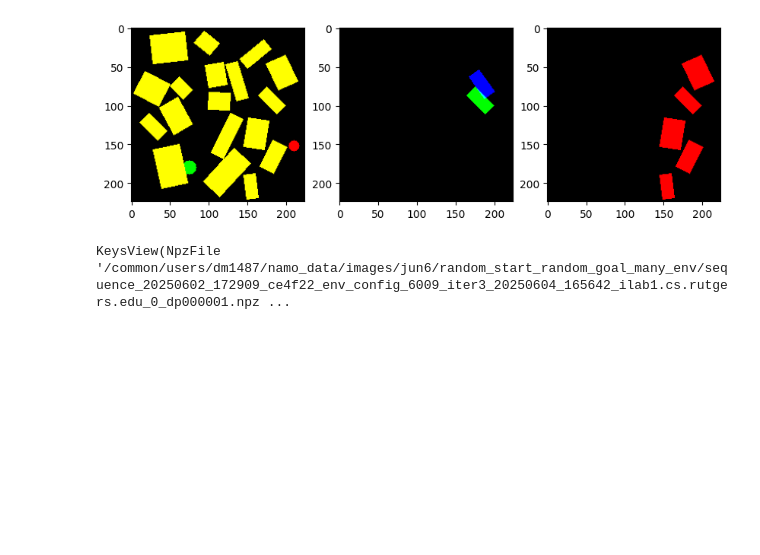
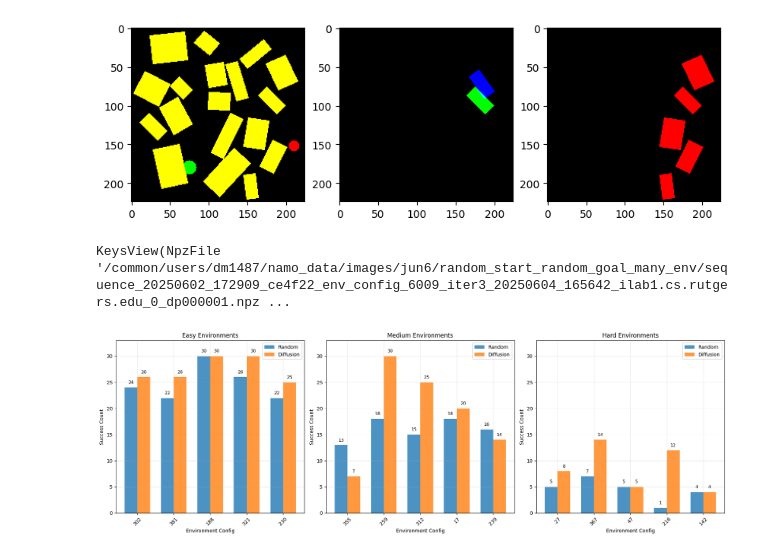
Before and after one commit to dhruvmetha/sage_learning, a Jupyter notebook: notebooks/data.ipynb, the cells around one changed output. Cells and saved outputs as stored; diff of their text form; code cells hidden in the pictures; blank space fills up the shorter version.

```diff
--- a/notebooks/data.ipynb
+++ b/notebooks/data.ipynb
@@ -196,0 +391,65 @@ KeysView(NpzFile '/common/users/dm1487/namo_data/images/jun6/random_start_random
+# %%
+import matplotlib.pyplot as plt
+import numpy as np
+
+# Data from your notebook
+# First set of results
+result1_easy = [('env_config_302', 24), ('env_config_381', 22), ('env_config_188', 30), ('env_config_321', 26), ('env_config_230', 22)]
+result2_easy = [('env_config_302', 26), ('env_config_381', 26), ('env_config_188', 30), ('env_config_321', 30), ('env_config_230', 25)]
+
+# Second set of results
+result2_medium = [('env_config_355', 7), ('env_config_259', 30), ('env_config_312', 25), ('env_config_17', 20), ('env_config_239', 14)]
+result1_medium = [('env_config_355', 13), ('env_config_259', 18), ('env_config_312', 15), ('env_config_17', 18), ('env_config_239', 16)]
+
+
+result1_hard = [('env_config_27', 5), ('env_config_367', 7), ('env_config_47', 5), ('env_config_216', 1), ('env_config_142', 4)]
+result2_hard = [('env_config_27', 8), ('env_config_367', 14), ('env_config_47', 5), ('env_config_216', 12), ('env_config_142', 4)]
+# Combine all data
+all_data = {
+    'Easy': (result1_easy, result2_easy),
+    'Medium': (result1_medium, result2_medium),
+    'Hard': (result1_hard, result2_hard)
+}
+
+# Create subplots for each difficulty level
+fig, axes = plt.subplots(1, 3, figsize=(18, 6))
+
+for idx, (difficulty, (data1, data2)) in enumerate(all_data.items()):
+    # Extract environment names and values
+    env_names = [name.replace('env_config_', '') for name, _ in data1]
+    values1 = [val for _, val in data1]
+    values2 = [val for _, val in data2]
+
+    # Set up bar positions
+    x = np.arange(len(env_names))
+    width = 0.35
+
+    # Create bars
+    bars1 = axes[idx].bar(x - width/2, values1, width, label='Random', alpha=0.8)
+    bars2 = axes[idx].bar(x + width/2, values2, width, label='Diffusion', alpha=0.8)
+
+    # Customize the plot
+    axes[idx].set_xlabel('Environment Config')
+    axes[idx].set_ylabel('Success Count')
+    axes[idx].set_title(f'{difficulty} Environments')
+    axes[idx].set_xticks(x)
+    axes[idx].set_xticklabels(env_names, rotation=45)
+    axes[idx].legend()
+    axes[idx].set_ylim(0, 33)
+    axes[idx].grid(True, alpha=0.3)
+
+    # Add value labels on bars
+    for bar in bars1:
+        height = bar.get_height()
+        axes[idx].text(bar.get_x() + bar.get_width()/2., height + 0.5,
+                      f'{int(height)}', ha='center', va='bottom', fontsize=9)
+
+    for bar in bars2:
+        height = bar.get_height()
+        axes[idx].text(bar.get_x() + bar.get_width()/2., height + 0.5,
+                      f'{int(height)}', ha='center', va='bottom', fontsize=9)
+
+plt.tight_layout()
+plt.show()
+# %% [output]
+[figure, added]
```
Also changed, not shown: parts of 15 cells of this notebook, 17 other files.
